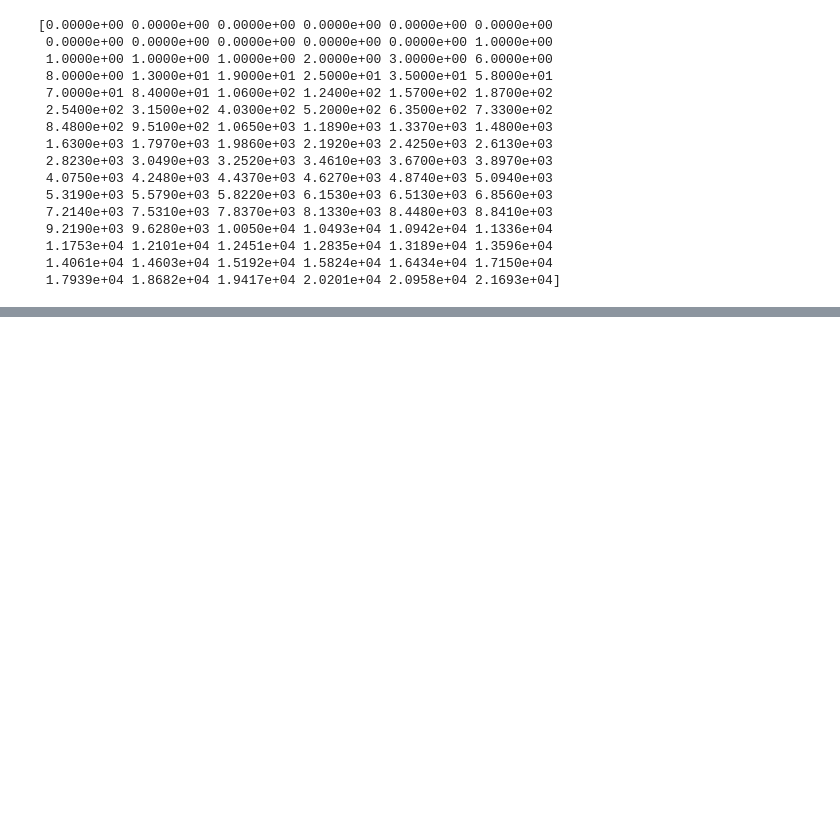
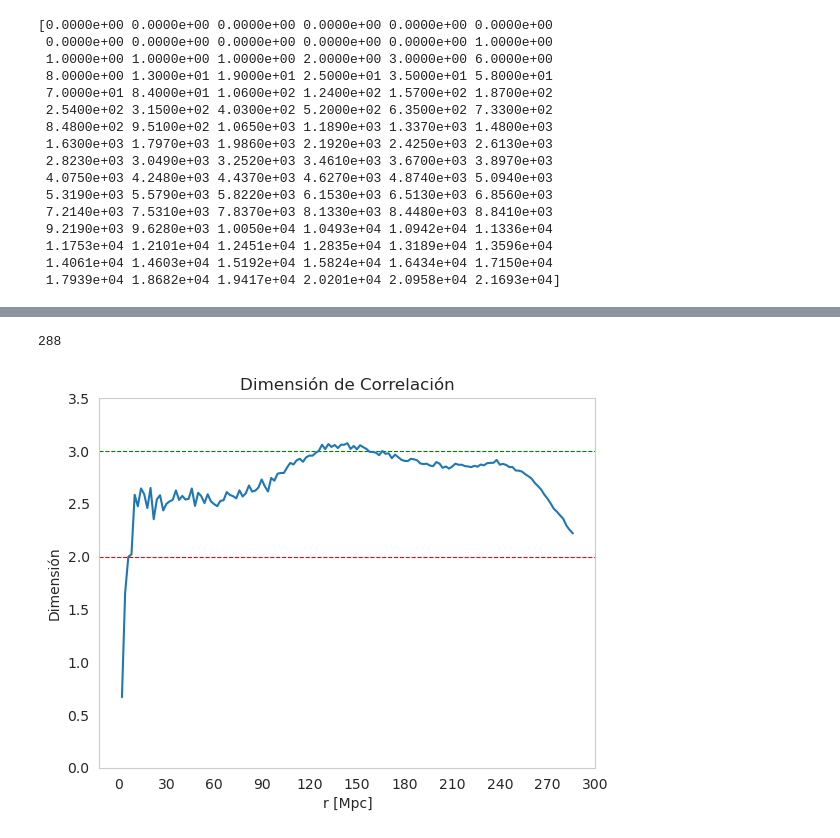
Before and after one commit to pickles98/proyecto-HCC, a Jupyter notebook: CodigoHCC.ipynb, the cells around one changed output, grey strips where cells are left out. Saved outputs shown, nothing was run; the diff lists cells and outputs as text; code cells hidden in the pictures; blank space fills up the shorter version.

```diff
--- a/CodigoHCC.ipynb
+++ b/CodigoHCC.ipynb
@@ -195,0 +236,5 @@ while i < 119790:
+# %%
+conteo=pd.read_csv(r'/home/anakin/Documents/HCC/proyecto-HCC/n_i_r.tsv', sep='|')
+
+radio=conteo['radio']
+ni=conteo['ni']
@@ -195,0 +245,20 @@ while i < 119790:
+# %%
+C2=np.zeros(len(ni))
+D2=np.zeros(len(ni)-1)
+
+N=119790
+M=50
+
+for i in range(len(ni)):
+
+    C2[i]=(1/(N*M))*ni[i]
+
+#print(C2)
+
+for r in range(len(ni)-1):
+
+    D2[r]=(np.log10(C2[r+1])-np.log10(C2[r]))/(np.log10(radio[r+1])-np.log10(radio[r]))
+
+print(D2)
+
+print(len(D2))
@@ -195,0 +283,20 @@ while i < 119790:
+# %%
+radio.pop(144)
+# %% [output]
+288
+# %%
+from matplotlib.ticker import MultipleLocator
+fig, ax=plt.subplots(1,1)
+plt.grid()
+
+ax.set_xlabel('r [Mpc]')
+ax.set_ylabel('Dimensión')
+plt.axhline(y=2, color='red', ls='--', lw='0.8')
+plt.axhline(y=3, color='green', ls='--',lw='0.8')
+ax.set_title('Dimensión de Correlación')
+ax.set_ylim([0,3.5])
+
+ax.xaxis.set_major_locator(MultipleLocator(30))
+ax.plot(radio,D2);
+# %% [output]
+[figure, added]
```
Also changed, not shown: parts of 14 cells of this notebook.
